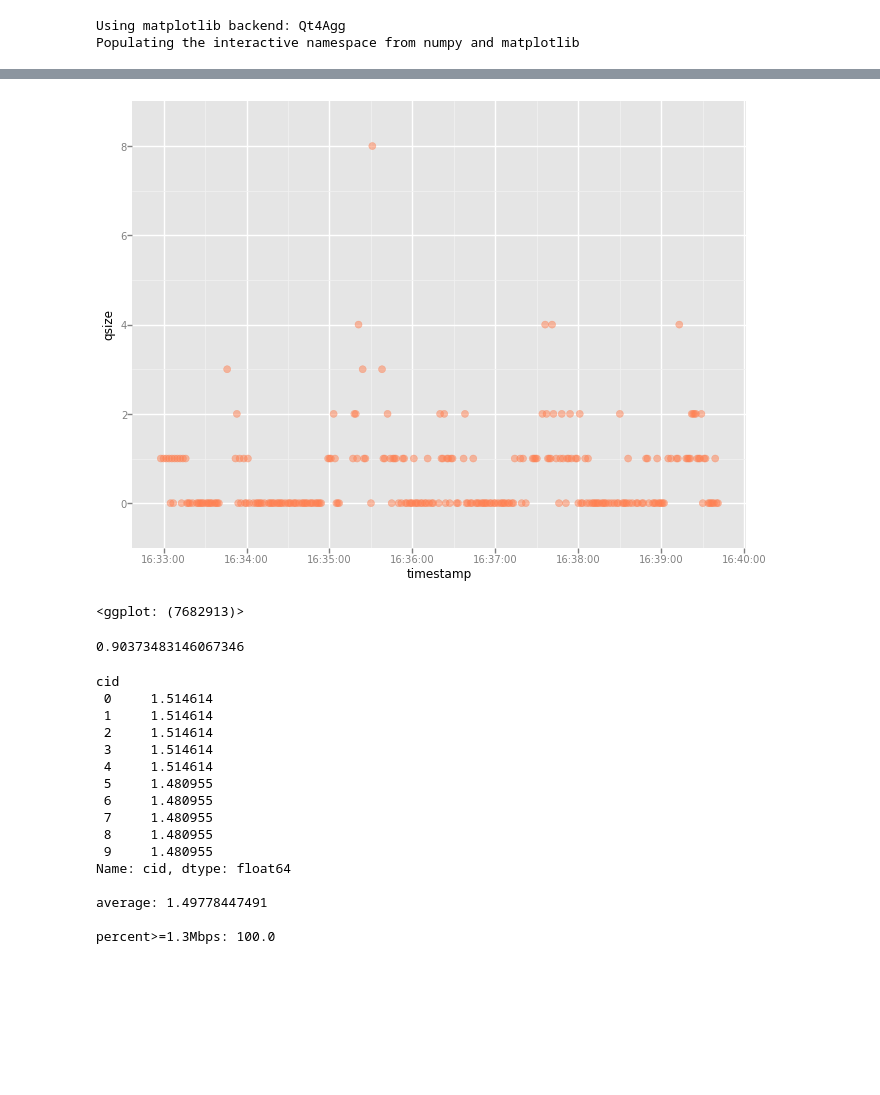
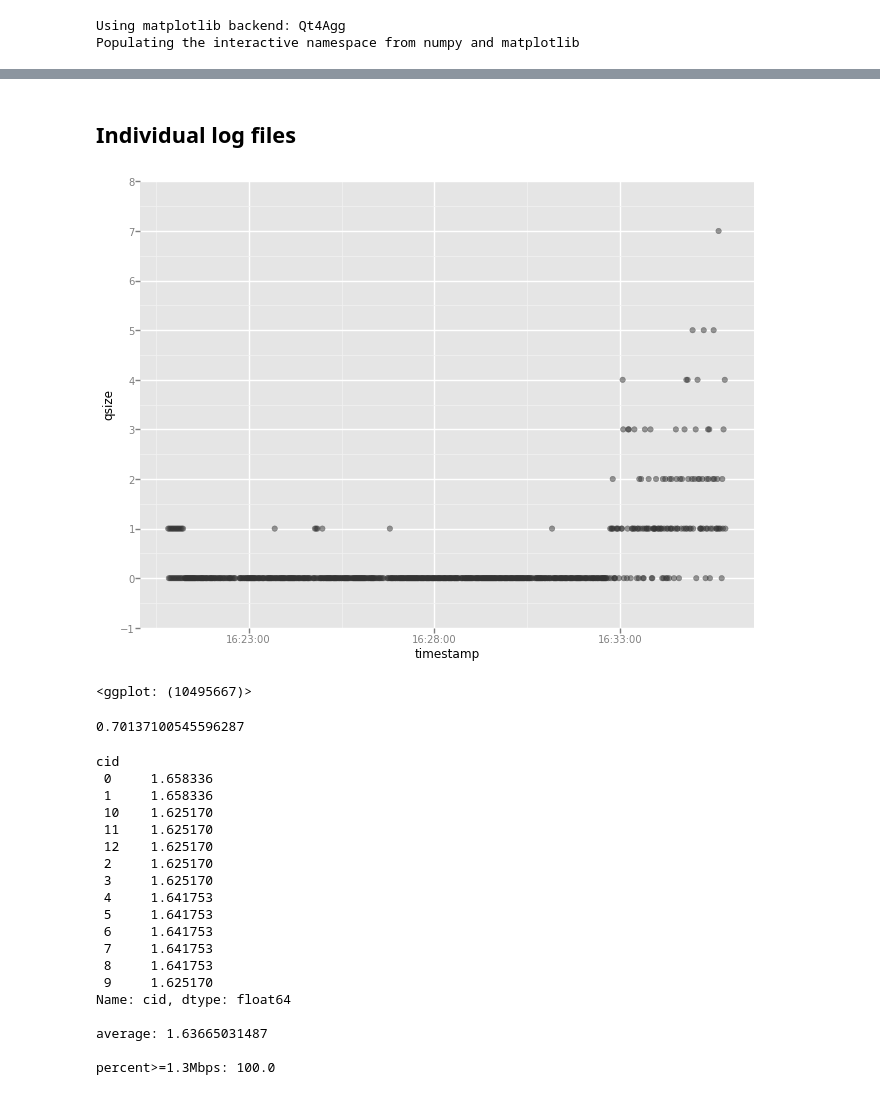
Before and after one commit to herrfz/sandbox, a Jupyter notebook: qsize_analysis.ipynb, the cells around one changed output, grey strips where cells are left out. Cells and saved outputs as stored; diff of their text form; code cells hidden in the pictures; blank space fills up the shorter version.

Commit message:
remove queue check

```diff
--- a/qsize_analysis.ipynb
+++ b/qsize_analysis.ipynb
@@ -19,38 +19,48 @@ len(files)
 # %%
 parse_datetime = lambda x: dt.datetime.strptime(x, '%Y-%m-%d %H:%M:%S %f')
 # %%
-logfilename = 'test.log'
-logfile = pd.read_csv(logfilename, header=None, error_bad_lines=False)
-logfile['timestamp_with_ms'] = (logfile[0] + ' ' + logfile[1].astype(str)).apply(parse_datetime)
-logfile = logfile.drop([1], axis=1)
-logfile = logfile.sort('timestamp_with_ms').reset_index(drop=True)
-logfile.columns = ['timestamp', 'cid', 'qsize', 'timestamp_with_ms']
+def read_data(filename, n_client, report=False):
+    logfilename = filename
+    logfile = pd.read_csv(logfilename, header=None, error_bad_lines=False)
+    logfile['timestamp_with_ms'] = (logfile[0] + ' ' + logfile[1].astype(str)).apply(parse_datetime)
+    logfile = logfile.drop([1], axis=1)
+    logfile = logfile.sort('timestamp_with_ms').reset_index(drop=True)
+    logfile.columns = ['timestamp', 'cid', 'qsize', 'timestamp_with_ms']
 
-# if average throughput per client is reported in the log
-n_client = 10
-logfile = logfile[:-(n_client + 3)]
+    # if average throughput per client is reported in the log
+    if report:
+        logfile = logfile[:-(n_client + 3)]
+
+    return logfile
 # %%
-qsize_agg_second = logfile.groupby('timestamp').sum()
-agg_second = pd.DataFrame({'qsize':qsize_agg_second.qsize}).reset_index()
-agg_second.timestamp = agg_second.timestamp.apply(lambda x: dt.datetime.strptime(x, '%Y-%m-%d %H:%M:%S'))
-
-# queue size over time, aggregated per second
-ggplot(aes('timestamp', 'qsize'), agg_second) + \
-    geom_line(linestyle='') + \
-    geom_point(color='coral', marker='o', alpha=.5, size=50)
+def per_second_aggregate(logfile_df):
+    qsize_agg_second = logfile_df.groupby('timestamp').sum()
+    agg_second = pd.DataFrame({'qsize':qsize_agg_second.qsize}).reset_index()
+    agg_second.timestamp = agg_second.timestamp.apply(lambda x: dt.datetime.strptime(x, '%Y-%m-%d %H:%M:%S'))
+    return agg_second
-# %% [output]
-[figure, removed]
-<ggplot: (7682913)>
+# %% [markdown]
+## Individual log files
+# %%
+logfile = read_data('test_7.log', 13, report=True)
+agg_second = per_second_aggregate(logfile)
+
+# queue size over time, aggregated per second
+ggplot(aes('timestamp', 'qsize'), agg_second) + \
+    geom_line(linestyle='') + \
+    geom_point(marker='o', alpha=.5, size=30)
+# %% [output]
+[figure, added]
+<ggplot: (10495667)>
 # %%
 # average processing time
 t = logfile.timestamp_with_ms
 t_1 = logfile.timestamp_with_ms.shift()
 (t - t_1).fillna(0).apply(lambda x: x / np.timedelta64(1, 's')).mean()
 # %% [output]
-0.90373483146067346
+0.70137100545596287
 # %%
 # average throughput per client
-filesize = 1.692  # MB
+filesize = 1.865336  # MB
 total_served = logfile.groupby('cid').count()['cid']
 total_served = total_served[total_served.index != ' _']
 test_runtime = (logfile.timestamp_with_ms.iloc[-1] - logfile.timestamp_with_ms.iloc[0]).total_seconds()
@@ -60,18 +70,21 @@ print client_tput,\
 '\n\npercent>=1.3Mbps: ' + str(len(client_tput[client_tput >= 1.3]) / len(client_tput) * 100)
 # %% [output]
 cid
- 0     1.514614
- 1     1.514614
- 2     1.514614
- 3     1.514614
- 4     1.514614
- 5     1.480955
- 6     1.480955
- 7     1.480955
- 8     1.480955
- 9     1.480955
+ 0     1.658336
+ 1     1.658336
+ 10    1.625170
+ 11    1.625170
+ 12    1.625170
+ 2     1.625170
+ 3     1.625170
+ 4     1.641753
+ 5     1.641753
+ 6     1.641753
+ 7     1.641753
+ 8     1.641753
+ 9     1.625170
 Name: cid, dtype: float64
 
-average: 1.49778447491
+average: 1.63665031487
 
 percent>=1.3Mbps: 100.0
```
Also changed, not shown: parts of 9 cells of this notebook, 3 other files.
